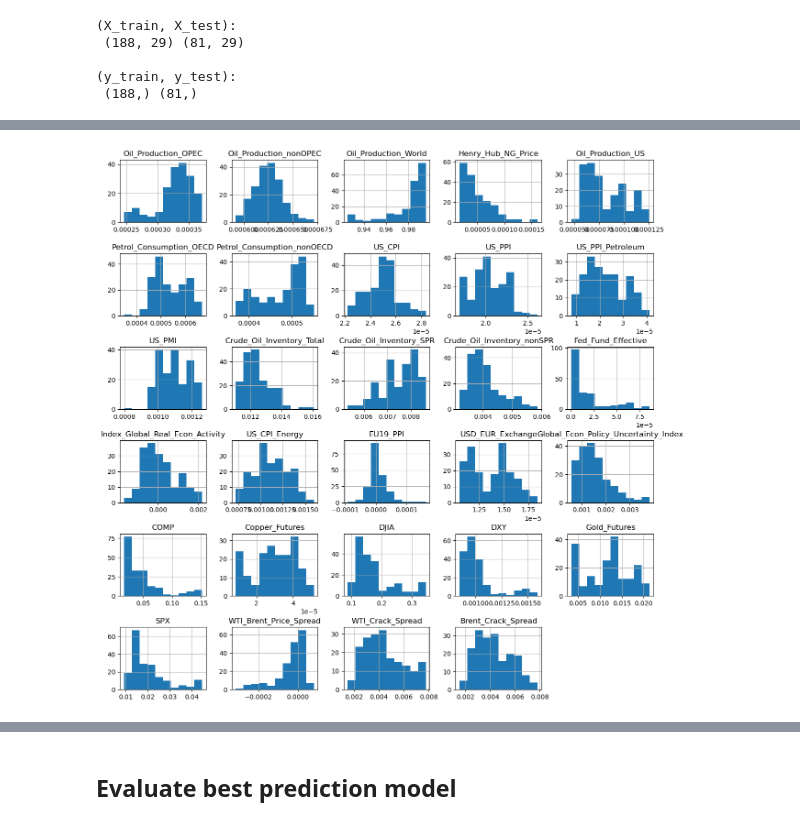
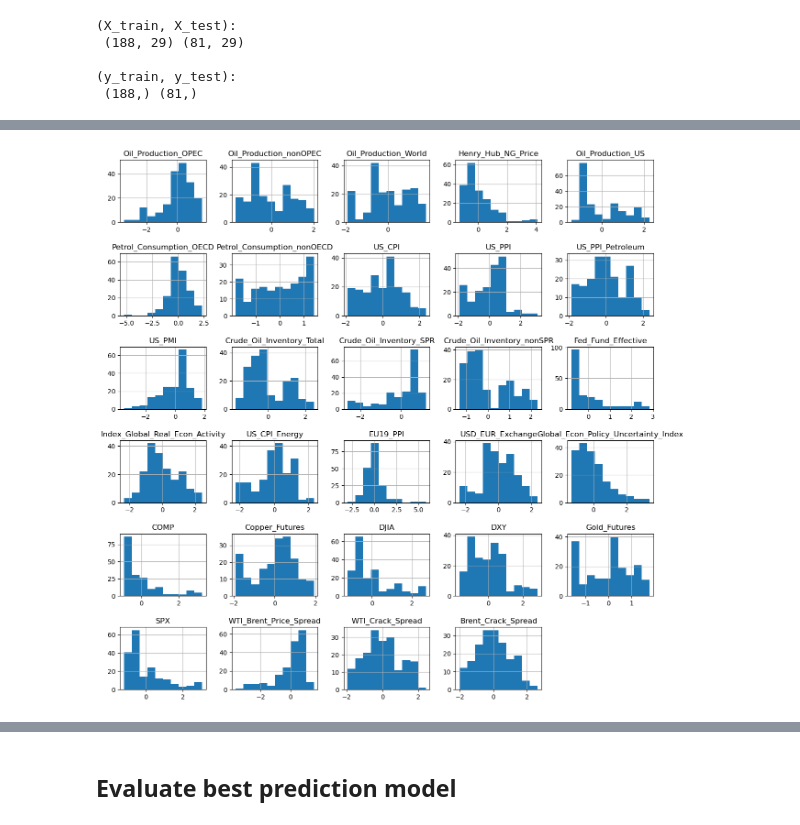
Before and after one commit to faridjn/WTI_Crude_Oil_Price_Prediction_Using_ML, a Jupyter notebook: notebooks/04_pre-processing_and_training.ipynb, the cells around one changed output, grey strips where cells are left out. Saved outputs shown, nothing was run; the diff lists cells and outputs as text; code cells hidden in the pictures.

Commit message:
Update 04 preprocessing and training. Fixed scaler function

```diff
--- a/notebooks/04_pre-processing_and_training.ipynb
+++ b/notebooks/04_pre-processing_and_training.ipynb
@@ -99,20 +98,33 @@ Since we treat test set as unseen data, scale data after split
 # %%
-def normalize_dataframe(df, exclude_col = None):
+def scale_train_test_dataframes(X_tr, X_te):
     '''This function gets a dataframe and normalized columns and return a new data frame'''
+
     #store column names
-    names = df.columns
+    names = X_tr.columns
+
+    from sklearn.preprocessing import StandardScaler
+
+
+    #Call the StandardScaler`s fit method on `X_tr` to fit the scaler
+    #then use it's `transform()` method to apply the scaling to both the train and test split
+    #data (`X_tr` and `X_te`), naming the results `X_tr_scaled` and `X_te_scaled`, respectively
+
+    scaler = StandardScaler()
 
     #scale data using sklearn preprocessing module
-    scaled_data = preprocessing.normalize(df)
+    scaler.fit(X_tr)
+
+    X_tr_scaled = scaler.transform(X_tr)
+
+    X_te_scaled = scaler.transform(X_te)
 
     #create new df using scaled data
-    scaled_df = pd.DataFrame(scaled_data, columns=names)
+    X_tr_scaled_df = pd.DataFrame(X_tr_scaled, columns=names)
+    X_te_scaled_df = pd.DataFrame(X_te_scaled, columns=names)
 
     #set index
-    scaled_df.set_index(df.index, drop=True, inplace=True)
-
-    if exclude_col:
-        scaled_df[exclude_col] = df[exclude_col]
+    X_tr_scaled_df.set_index(X_tr.index, drop=True, inplace=True)
+    X_te_scaled_df.set_index(X_te.index, drop=True, inplace=True)
 
     #return scaled dataframe
-    return scaled_df
+    return X_tr_scaled_df, X_te_scaled_df
@@ -122,0 +137,3 @@ X_test_scaled = normalize_dataframe(X_test)
+# %%
+X_defaults_median = X_train.median()
+X_defaults_median
@@ -123,8 +158,15 @@ X_test_scaled = normalize_dataframe(X_test)
+# %%
+#Call `X_train` and `X_test`'s `fillna()` method, passing `X_defaults_median` as the values to use
+#Assign the results to `X_tr` and `X_te`, respectively
+X_tr = X_train.fillna(X_defaults_median)
+X_te = X_test.fillna(X_defaults_median)
+# %%
+X_tr_scaled, X_te_scaled = scale_train_test_dataframes(X_tr, X_te)
 # %%
 #Plot histogram of all  features
 #Call plt.subplots_adjust() with an argument hspace=0.5 to adjust the spacing
 #It's important you create legible and easy-to-read plots
-X_train_scaled.hist(figsize=(15,15))
+X_tr_scaled.hist(figsize=(15,15))
 plt.subplots_adjust(hspace=0.5);
 # %% [output]
-[figure, old version]
+[figure, new version]
```
Also changed, not shown: parts of 8 cells of this notebook.
